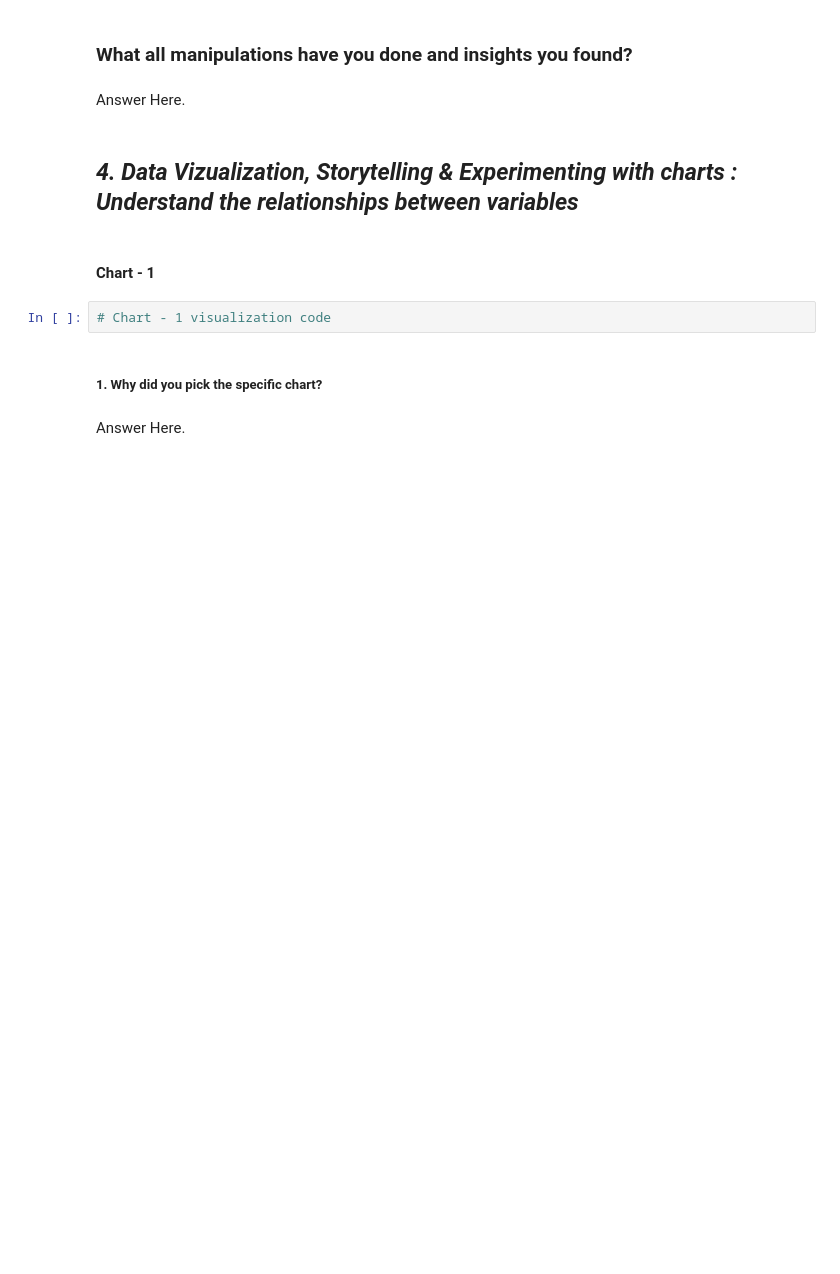
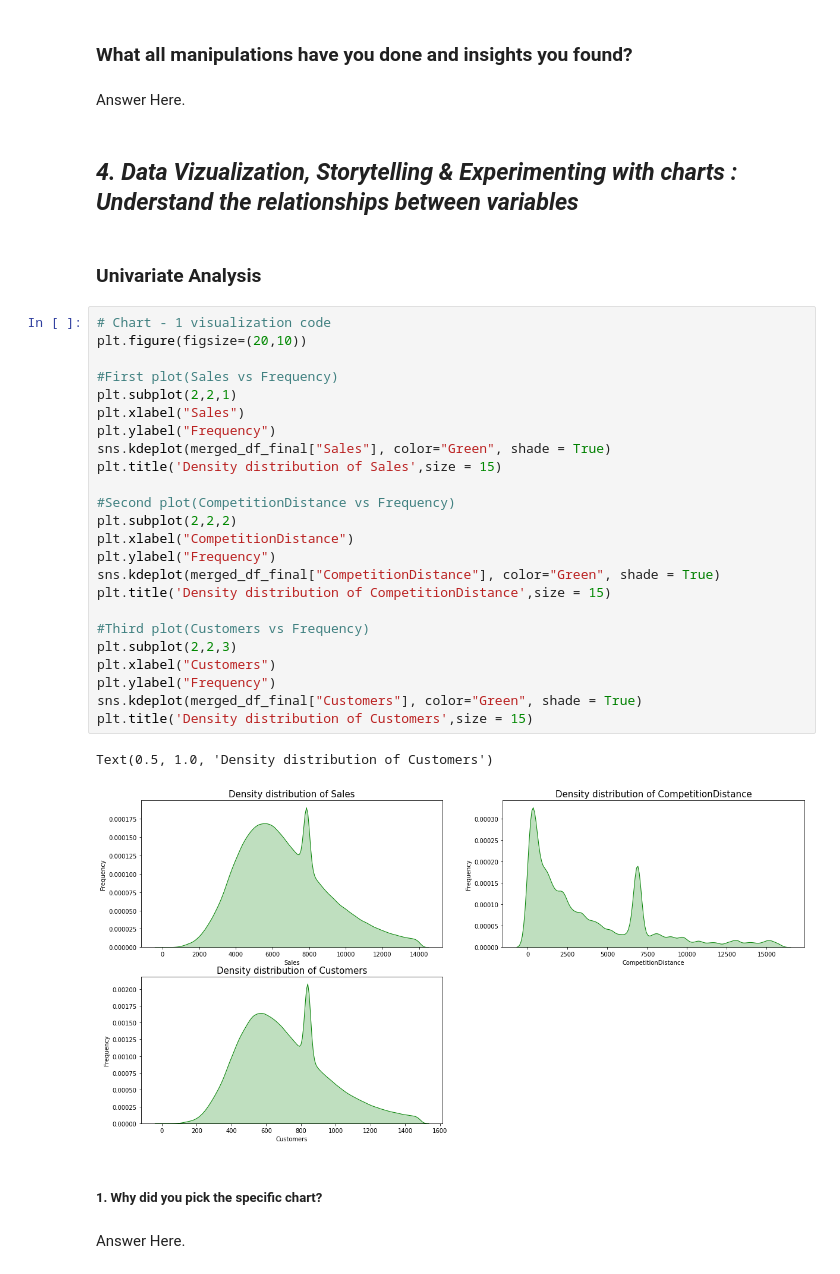
Before and after one commit to prasadwagh2503/Rossmann-Retail-Sales-Predictions, a Jupyter notebook: Prasad_Regression.ipynb, the cells around one changed output. Drawn from its saved outputs; the diff is of its cells as text; blank space fills up the shorter version.

```diff
--- a/Prasad_Regression.ipynb
+++ b/Prasad_Regression.ipynb
@@ -538,10 +538,35 @@ Name: PromoInterval, dtype: int64
 Answer Here.
 # %% [markdown]
 ## ***4. Data Vizualization, Storytelling & Experimenting with charts : Understand the relationships between variables***
-# %% [markdown]
-#### Chart - 1
-# %%
-# Chart - 1 visualization code
+# %% [markdown]
+### Univariate Analysis
+# %%
+# Chart - 1 visualization code
+plt.figure(figsize=(20,10))
+
+#First plot(Sales vs Frequency)
+plt.subplot(2,2,1)
+plt.xlabel("Sales")
+plt.ylabel("Frequency")
+sns.kdeplot(merged_df_final["Sales"], color="Green", shade = True)
+plt.title('Density distribution of Sales',size = 15)
+
+#Second plot(CompetitionDistance vs Frequency)
+plt.subplot(2,2,2)
+plt.xlabel("CompetitionDistance")
+plt.ylabel("Frequency")
+sns.kdeplot(merged_df_final["CompetitionDistance"], color="Green", shade = True)
+plt.title('Density distribution of CompetitionDistance',size = 15)
+
+#Third plot(Customers vs Frequency)
+plt.subplot(2,2,3)
+plt.xlabel("Customers")
+plt.ylabel("Frequency")
+sns.kdeplot(merged_df_final["Customers"], color="Green", shade = True)
+plt.title('Density distribution of Customers',size = 15)
+# %% [output]
+Text(0.5, 1.0, 'Density distribution of Customers')
+[figure, added]
 # %% [markdown]
 ##### 1. Why did you pick the specific chart?
 # %% [markdown]
```
Also changed, not shown: parts of 7 cells of this notebook.
